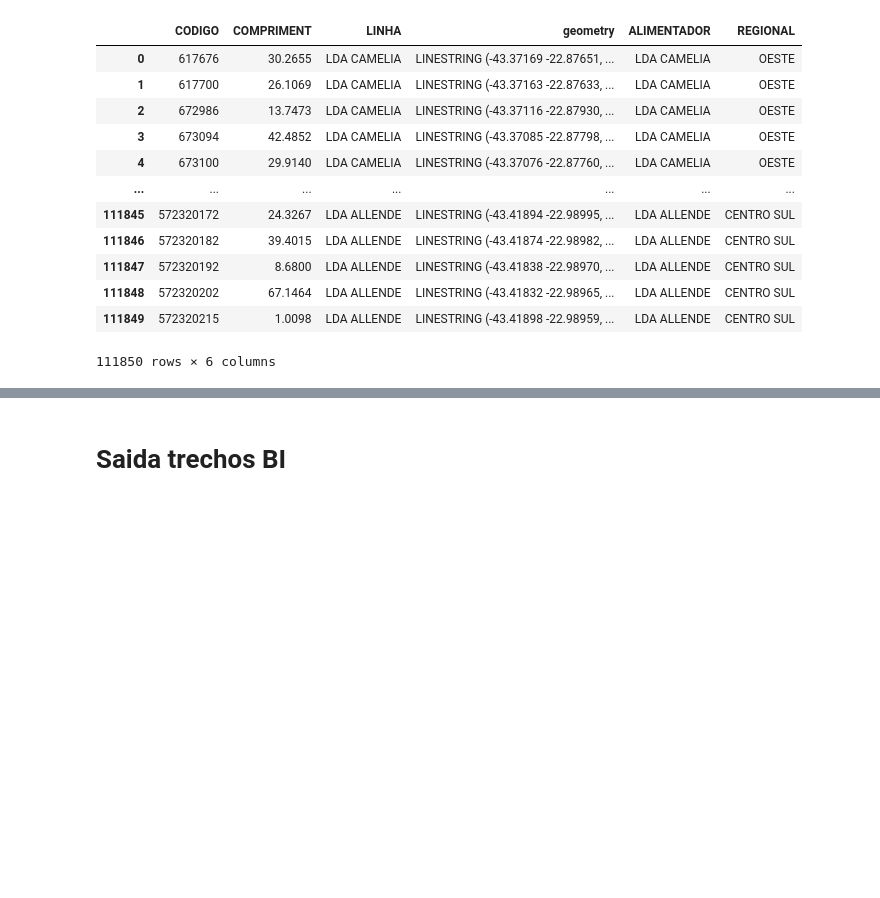
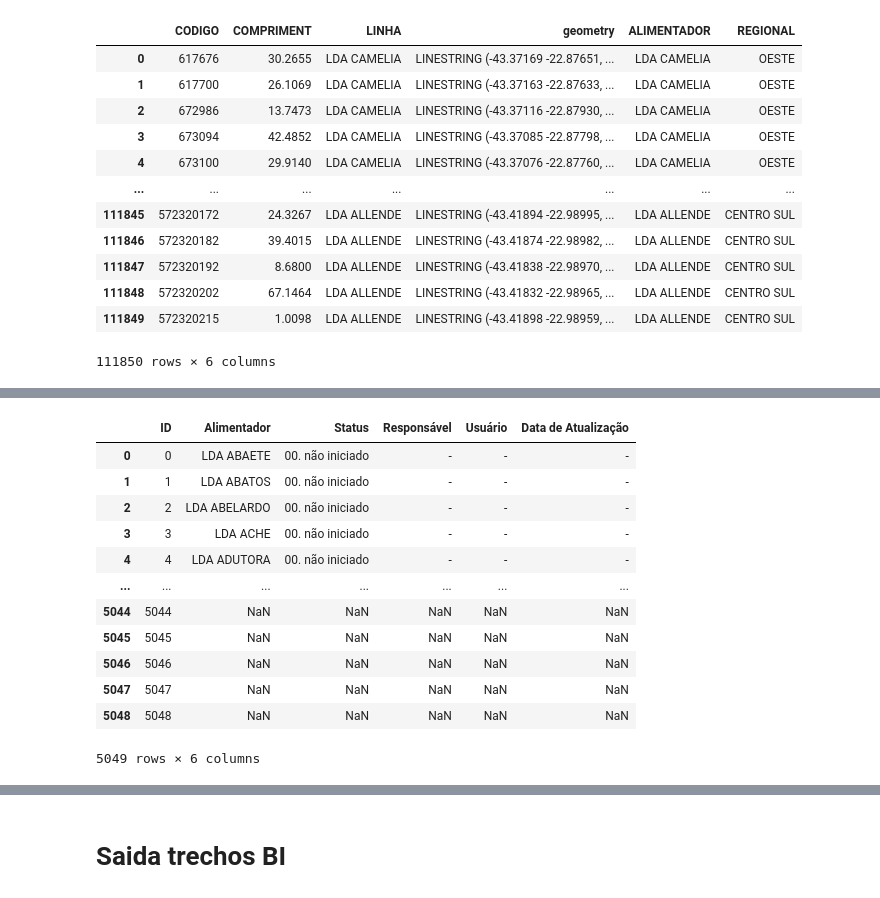
Before and after one commit to Inovais0405/2023_Light_Dash, a Jupyter notebook: 01_Leitura FME.ipynb, the cells around one changed output, grey strips where cells are left out. Saved outputs shown, nothing was run; the diff lists cells and outputs as text; code cells hidden in the pictures; blank space fills up the shorter version.

```diff
--- a/01_Leitura FME.ipynb
+++ b/01_Leitura FME.ipynb
@@ -139,0 +196,16 @@ saida_trecho_mapa[['CODIGO', 'COMPRIMENTO', 'ALIMENTADOR', 'geometry', 'REGIONAL
+# %%
+df_log
+# %% [output]
+|  | ID | Alimentador | Status | Responsável | Usuário | Data de Atualização |
+| 0 | 0 | LDA ABAETE | 00. não iniciado | - | - | - |
+| 1 | 1 | LDA ABATOS | 00. não iniciado | - | - | - |
+| 2 | 2 | LDA ABELARDO | 00. não iniciado | - | - | - |
+| 3 | 3 | LDA ACHE | 00. não iniciado | - | - | - |
+| 4 | 4 | LDA ADUTORA | 00. não iniciado | - | - | - |
+| ... | ... | ... | ... | ... | ... | ... |
+| 5044 | 5044 | NaN | NaN | NaN | NaN | NaN |
+| 5045 | 5045 | NaN | NaN | NaN | NaN | NaN |
+| 5046 | 5046 | NaN | NaN | NaN | NaN | NaN |
+| 5047 | 5047 | NaN | NaN | NaN | NaN | NaN |
+| 5048 | 5048 | NaN | NaN | NaN | NaN | NaN |
+5049 rows × 6 columns
```
Also changed, not shown: parts of 10 cells of this notebook.
